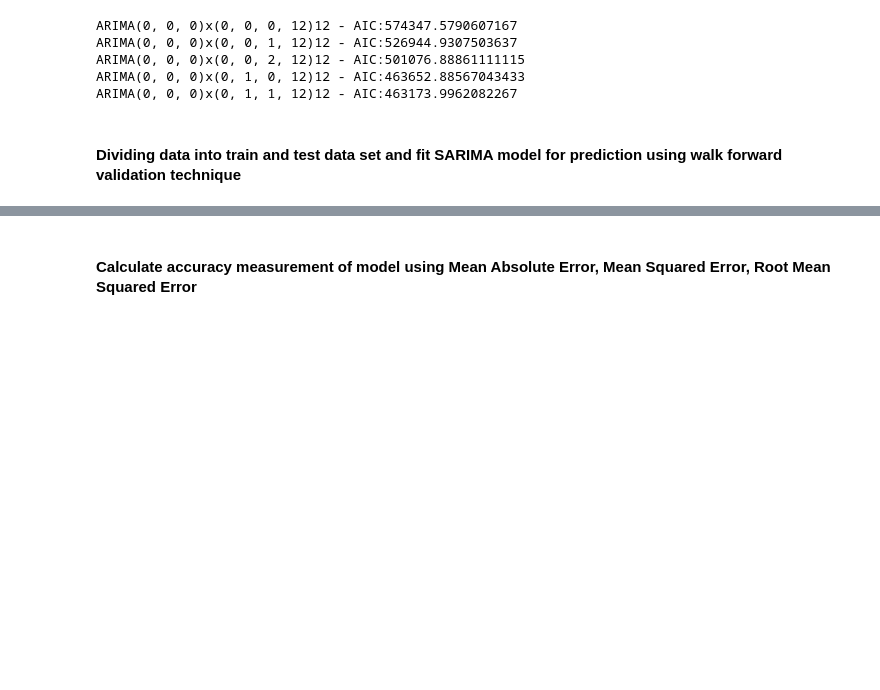
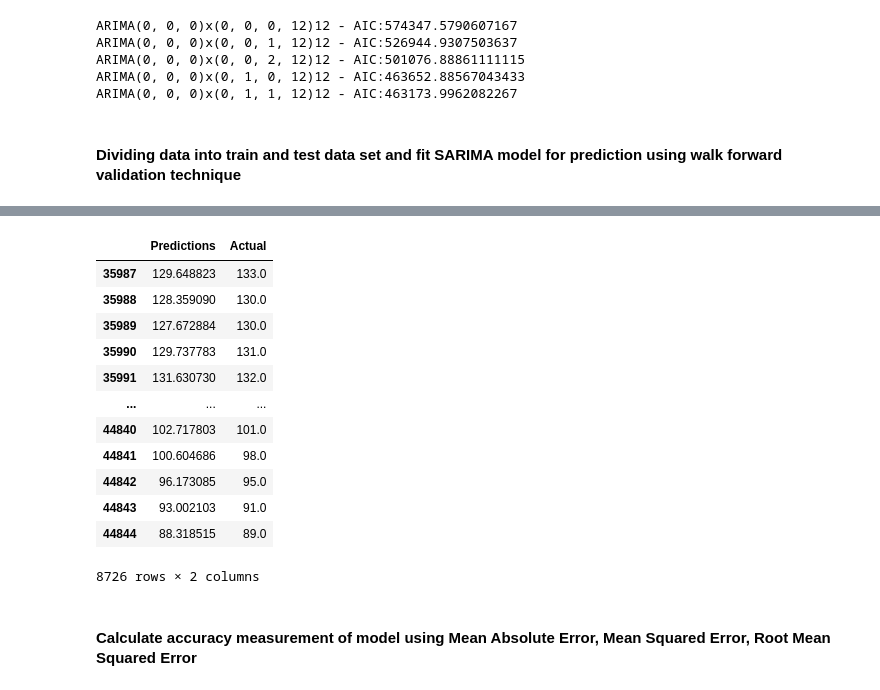
Before and after one commit to yashvakil/continuous-glucose-monitoring, a Jupyter notebook: SARIMAX.ipynb, the cells around one changed output, grey strips where cells are left out. Cells and saved outputs as stored; diff of their text form; code cells hidden in the pictures; blank space fills up the shorter version.

```diff
--- a/SARIMAX.ipynb
+++ b/SARIMAX.ipynb
@@ -67,0 +77,21 @@ def walk_forward_validation(data,n_test):
+# %%
+predictions = model.predict(train_size,(train_size-1)+len(test));
+grount_truth = test[0]
+res = pd.DataFrame();
+res['Predictions'] = predictions
+res['Actual'] = grount_truth
+res
+# %% [output]
+|  | Predictions | Actual |
+| 35987 | 129.648823 | 133.0 |
+| 35988 | 128.359090 | 130.0 |
+| 35989 | 127.672884 | 130.0 |
+| 35990 | 129.737783 | 131.0 |
+| 35991 | 131.630730 | 132.0 |
+| ... | ... | ... |
+| 44840 | 102.717803 | 101.0 |
+| 44841 | 100.604686 | 98.0 |
+| 44842 | 96.173085 | 95.0 |
+| 44843 | 93.002103 | 91.0 |
+| 44844 | 88.318515 | 89.0 |
+8726 rows × 2 columns
```
Also changed, not shown: parts of 12 cells of this notebook.
